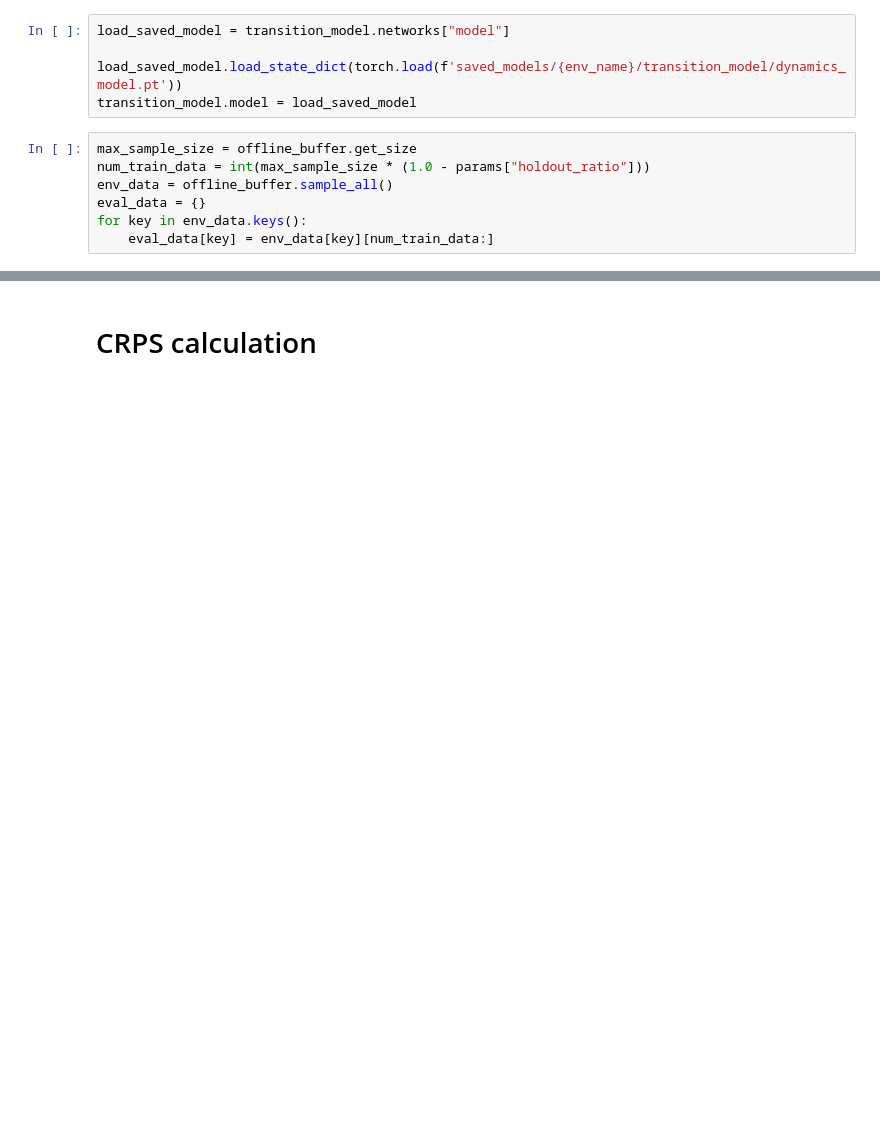
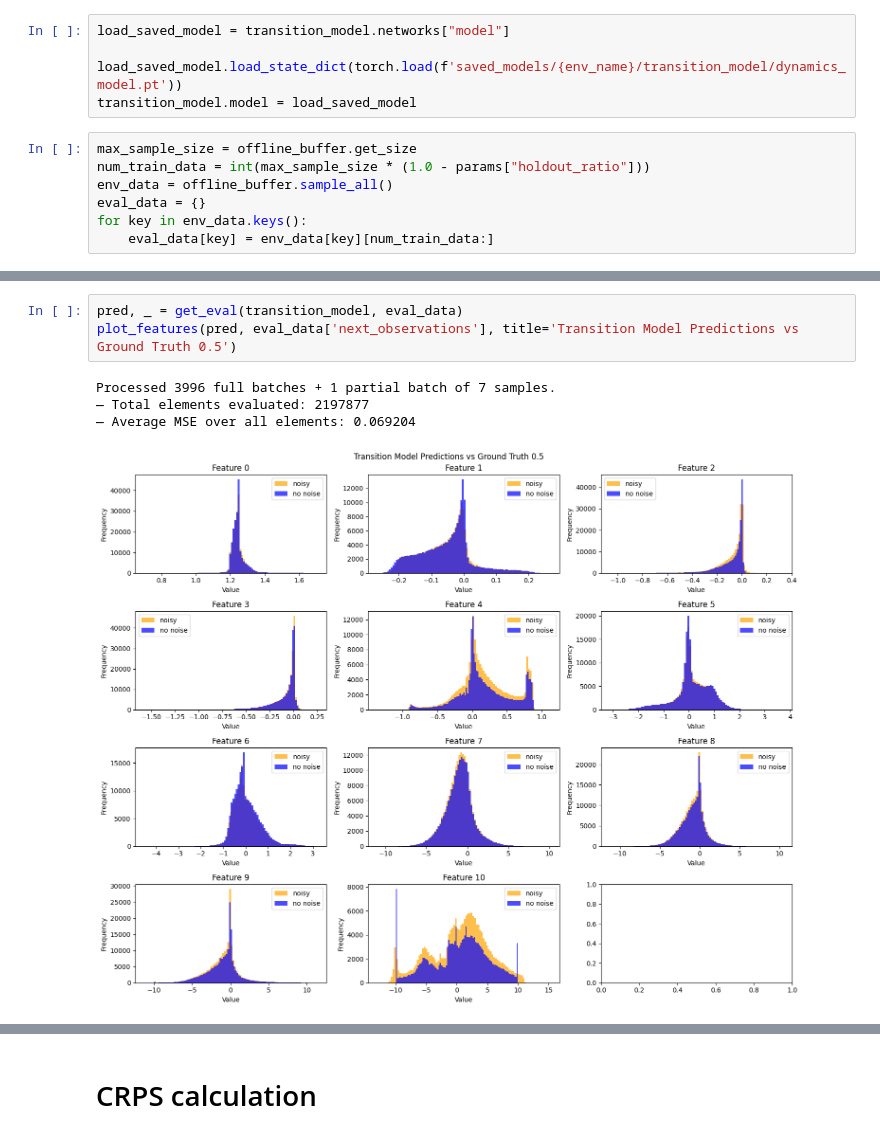
Before and after one commit to aysintumay/mbpo_uq, a Jupyter notebook: compare_models.ipynb, the cells around one changed output, grey strips where cells are left out. Cells and saved outputs as stored; diff of their text form; blank space fills up the shorter version.

```diff
--- a/compare_models.ipynb
+++ b/compare_models.ipynb
@@ -308,0 +460,8 @@ Eval MSE: 12973.9599609375
+# %%
+pred, _ = get_eval(transition_model, eval_data)
+plot_features(pred, eval_data['next_observations'], title='Transition Model Predictions vs Ground Truth 0.5')
+# %% [output]
+Processed 3996 full batches + 1 partial batch of 7 samples.
+— Total elements evaluated: 2197877
+— Average MSE over all elements: 0.069204
+[figure, added]
```
Also changed, not shown: parts of 31 cells of this notebook, 46 other files.
